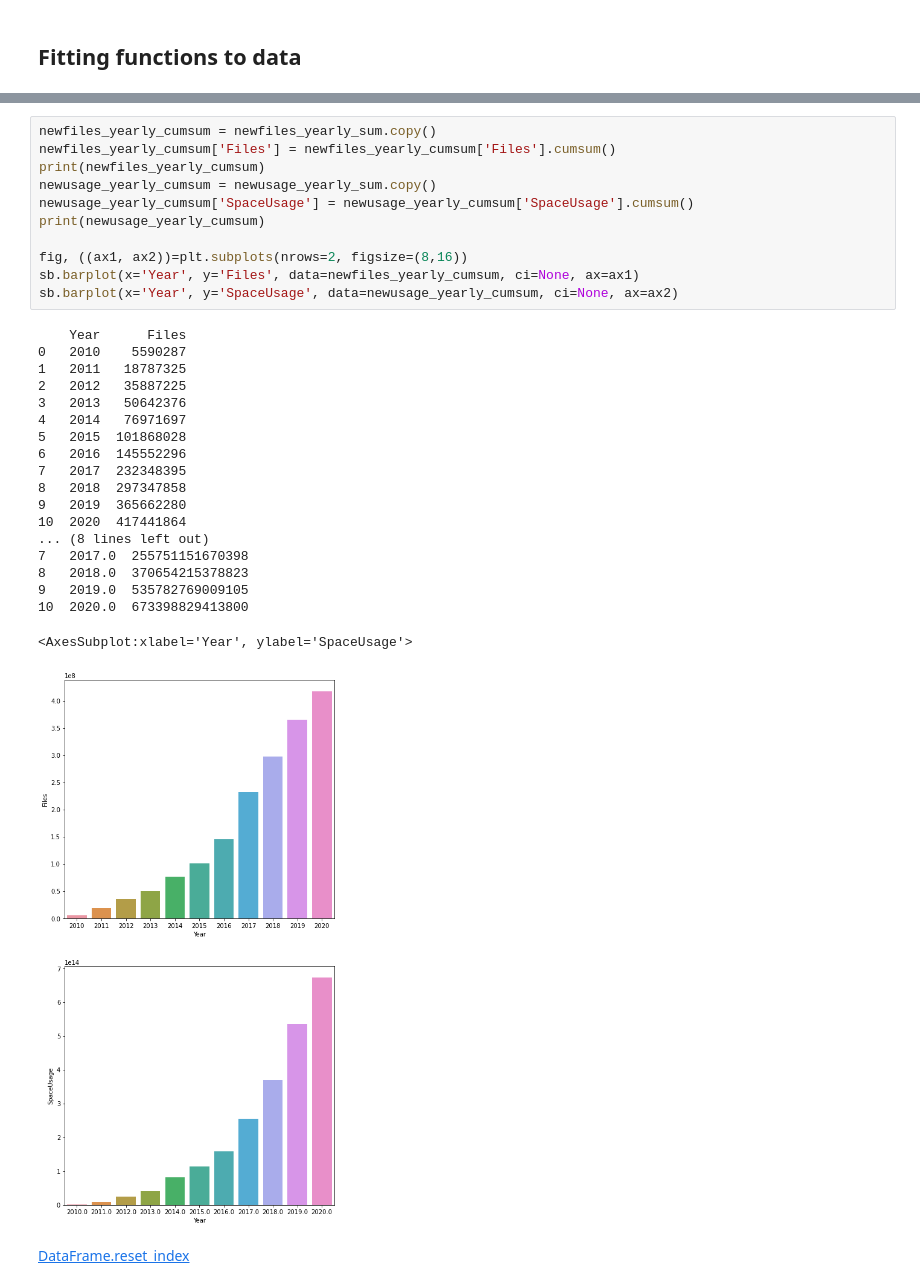
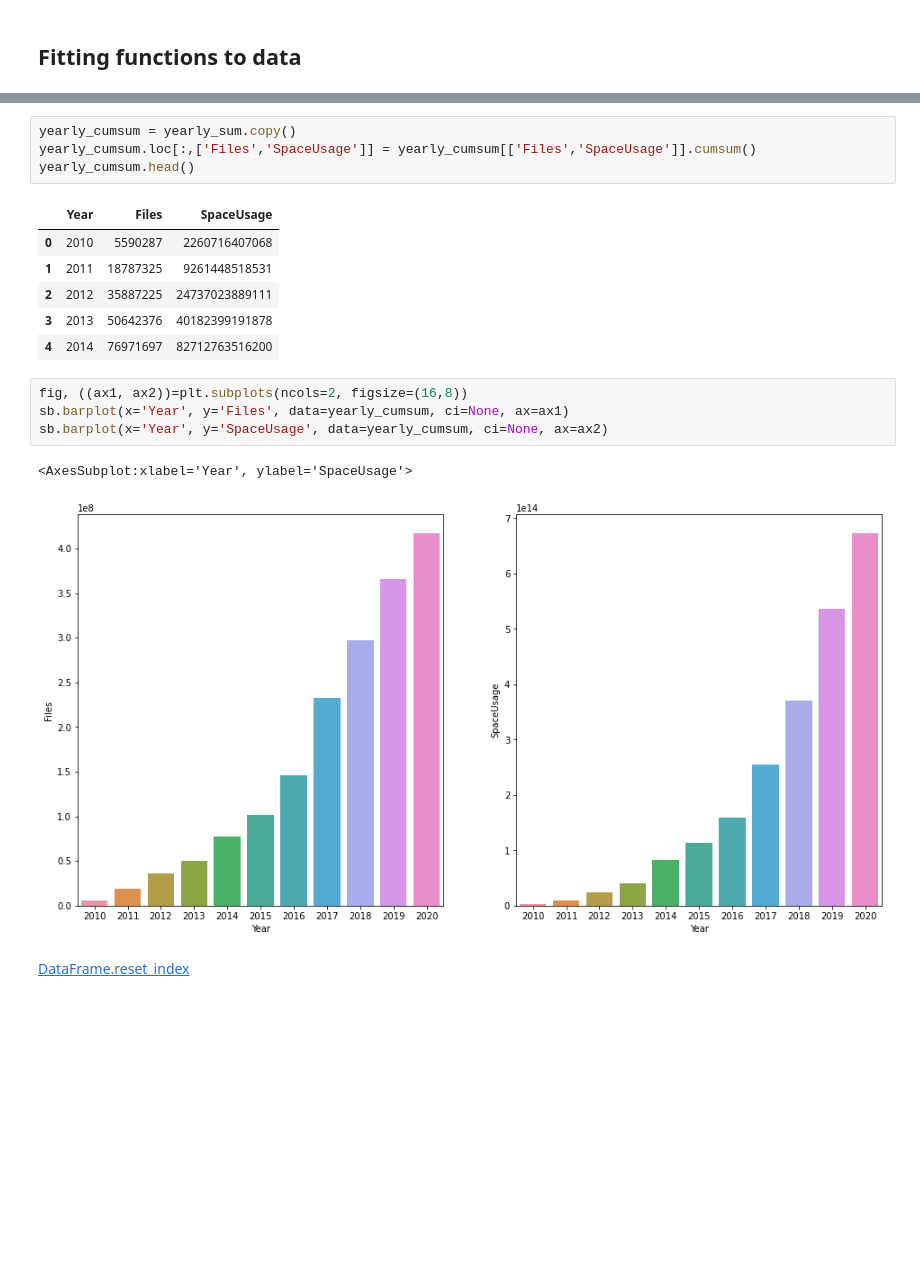
Before and after one commit to AaltoSciComp/data-analysis-workflows-course, a Jupyter notebook: python_exercises/ch3-python-lecture.ipynb, the cells around one changed output, grey strips where cells are left out. Cells and saved outputs as stored; diff of their text form; blank space fills up the shorter version.

Commit message:
chapter-3: Added output and plots for the Python part of sections 1 and 2

```diff
--- a/python_exercises/ch3-python-lecture.ipynb
+++ b/python_exercises/ch3-python-lecture.ipynb
@@ -390,34 +378,21 @@ newusage_yearly_sum.copy().set_index('Year').cumsum().reset_index()
+# %%
+yearly_cumsum = yearly_sum.copy()
+yearly_cumsum.loc[:,['Files','SpaceUsage']] = yearly_cumsum[['Files','SpaceUsage']].cumsum()
+yearly_cumsum.head()
+# %% [output]
+|  | Year | Files | SpaceUsage |
+| 0 | 2010 | 5590287 | 2260716407068 |
+| 1 | 2011 | 18787325 | 9261448518531 |
+| 2 | 2012 | 35887225 | 24737023889111 |
+| 3 | 2013 | 50642376 | 40182399191878 |
+| 4 | 2014 | 76971697 | 82712763516200 |
 # %%
-newfiles_yearly_cumsum = newfiles_yearly_sum.copy()
-newfiles_yearly_cumsum['Files'] = newfiles_yearly_cumsum['Files'].cumsum()
-print(newfiles_yearly_cumsum)
-newusage_yearly_cumsum = newusage_yearly_sum.copy()
-newusage_yearly_cumsum['SpaceUsage'] = newusage_yearly_cumsum['SpaceUsage'].cumsum()
-print(newusage_yearly_cumsum)
-
-fig, ((ax1, ax2))=plt.subplots(nrows=2, figsize=(8,16))
-sb.barplot(x='Year', y='Files', data=newfiles_yearly_cumsum, ci=None, ax=ax1)
-sb.barplot(x='Year', y='SpaceUsage', data=newusage_yearly_cumsum, ci=None, ax=ax2)
+fig, ((ax1, ax2))=plt.subplots(ncols=2, figsize=(16,8))
+sb.barplot(x='Year', y='Files', data=yearly_cumsum, ci=None, ax=ax1)
+sb.barplot(x='Year', y='SpaceUsage', data=yearly_cumsum, ci=None, ax=ax2)
 # %% [output]
-    Year      Files
-0   2010    5590287
-1   2011   18787325
-2   2012   35887225
-3   2013   50642376
-4   2014   76971697
-5   2015  101868028
-6   2016  145552296
-7   2017  232348395
-8   2018  297347858
-9   2019  365662280
-10  2020  417441864
-... (8 lines left out)
-7   2017.0  255751151670398
-8   2018.0  370654215378823
-9   2019.0  535782769009105
-10  2020.0  673398829413800
+<AxesSubplot:xlabel='Year', ylabel='SpaceUsage'>
-<AxesSubplot:xlabel='Year', ylabel='SpaceUsage'>
-[figure, old version]
+[figure, new version]
 # %% [markdown]
 [DataFrame.reset_index](https://pandas.pydata.org/pandas-docs/version/0.17/generated/pandas.DataFrame.reset_index.html)
 # %%
```
Also changed, not shown: parts of 9 cells of this notebook, 30 other files.
